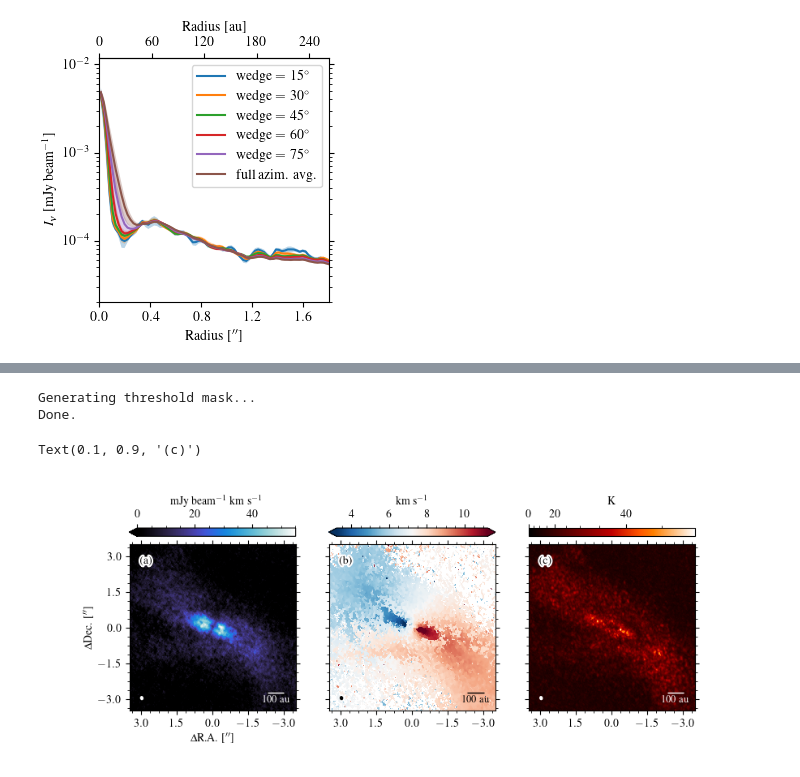
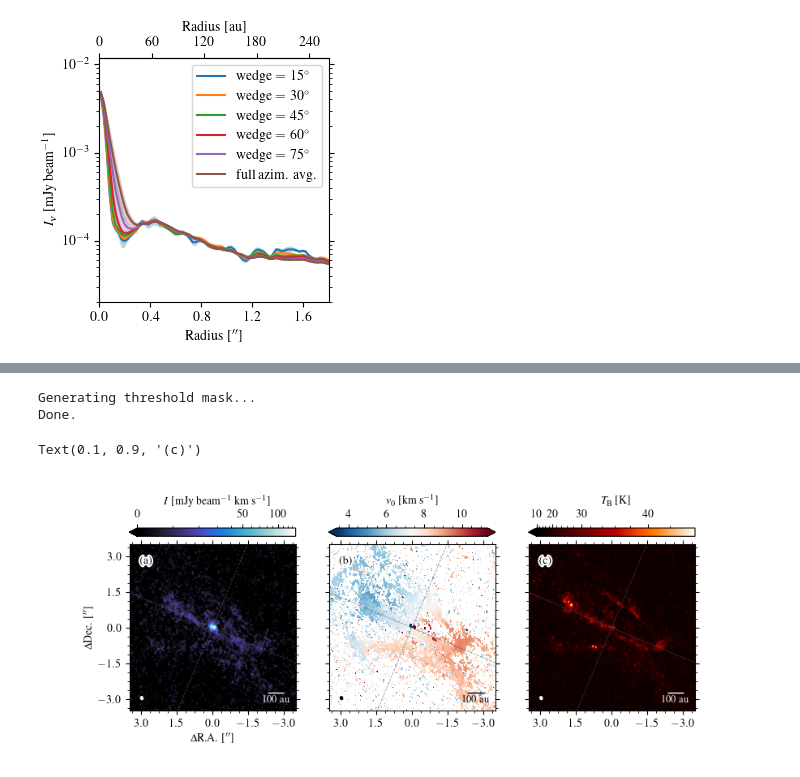
Before and after one commit to yyamato-as/edisk-L1489IRS, a Jupyter notebook: figure_for_paper.ipynb, the cells around one changed output, grey strips where cells are left out. Drawn from its saved outputs; the diff is of its cells as text; code cells hidden in the pictures.

```diff
--- a/figure_for_paper.ipynb
+++ b/figure_for_paper.ipynb
@@ -600,34 +741,26 @@ fig.savefig(au.figurepath + "13CO_maps.pdf", bbox_inches="tight", pad_inches=0.0
 # %%
-### moment maps of C18O
-line = "C18O"
-imagename = au.customimagepath + au.get_image_basename(
-    source=source, baseline=config, line=line, robust=robust[line], dv=dv
-)
-fig, axes = plt.subplots(
-    1, 3, figsize=(9, 3.5), sharex=True, sharey=True
-)  # , constrained_layout=True)
+### moment maps of SO
+line = "SO"
+robust = 1.0
+imagename = au.customimagepath + au.get_image_basename(source=source, baseline=config, line=line, robust=robust, dv=dv)
+fig, axes = plt.subplots(1, 3, figsize=(9,3.5), sharex=True, sharey=True)#, constrained_layout=True)
 rmax = 3.5
-scale = 100  # in au
+scale = 100 # in au
 
 # moment0
 ax = axes[0]
-mom0name = au.VADPpath + au.get_image_basename(
-    source=source, baseline=config, line=line, robust=robust[line], dv=dv
-).replace(".fits", "_M0.fits")
-mom0map = Map(
-    mom0name, ax=ax, center_coord=center_coord, xlim=(-rmax, rmax), ylim=(-rmax, rmax)
-)
-mom0map.plot_colormap(cmap=eplot.cmap["M0"], vmin=0.0)
-mom0map.add_colorbar(
-    position="top", label="mJy beam$^{-1}$ km s$^{-1}$", rotation=0, labelpad=5
-)
+mom0name = au.VADPpath + au.get_image_basename(source=source, baseline=config, line=line, robust=robust, dv=dv).replace(".fits", "_M0.fits")
+mom0map = Map(mom0name, ax=ax, center_coord=center_coord, xlim=(-rmax, rmax), ylim=(-rmax, rmax))
+mom0map.plot_colormap(cmap=eplot.cmap["M0"], vmin=0.0, stretch=AsinhStretch())
+mom0map.add_colorbar(position="top", label="$I$ [mJy beam$^{-1}$ km s$^{-1}$]", rotation=0, labelpad=5)
 mom0map.add_beam()
-mom0map.add_scalebar(scale=scale / distance, text=str(scale) + " au")
+mom0map.add_scalebar(scale=scale/distance, text=str(scale)+" au")
 mom0map.colorbar.ax.minorticks_on()
 mom0map.set_ticker(majornticks=5, minor=True, minornticks=4)
-mom0map.set_labels(
-    xlabel="$\Delta$R.A. [$^{\prime\prime}$]", ylabel="$\Delta$Dec. [$^{\prime\prime}$]"
-)
+mom0map.set_labels(xlabel="$\Delta$R.A. [$^{\prime\prime}$]", ylabel="$\Delta$Dec. [$^{\prime\prime}$]")
+x, y = mom0map.get_disk_coord(PA=PA, incl=incl, frame="cartesian")
+mom0map.overlay_contour(y, x=mom0map.x, y=mom0map.y, levels=[0.0], linewidth=0.6, linestyle="dashed", color="grey", alpha=0.5)
+mom0map.overlay_contour(x, x=mom0map.x, y=mom0map.y, levels=[0.0], linewidth=0.6, linestyle="dashed", color="grey", alpha=0.5)
 mom0map.ax.annotate(
     text="(a)",
     xy=(0.1, 0.9),
@@ -648,64 +781,51 @@ cube.estimate_rms(edgenchan=3)
 cube.get_threshold_mask(threshold=4)
 mask = np.sum(cube.threshold_mask, axis=0) > 0
 print("Done.")
-v0name = au.VADPpath + au.get_image_basename(
-    source=source, baseline=config, line=line, robust=robust[line], dv=dv
-).replace(".fits", "_v0.fits")
-v0map = Map(
-    v0name,
-    ax=ax,
-    center_coord=center_coord,
-    xlim=(-rmax, rmax),
-    ylim=(-rmax, rmax),
-    data_scaling_factor=1e-3,
-    invert_xaxis=False,
-)
-v0map.mask(vmin=vsys - 2, vmax=vsys + 2, user_mask=mask, combine="or")
-v0map.plot_colormap(cmap=eplot.cmap["M1"], vmin=vsys - vrange, vmax=vsys + vrange)
-v0map.add_colorbar(position="top", label="km s$^{-1}$", rotation=0, labelpad=5)
+v0name = au.VADPpath + au.get_image_basename(source=source, baseline=config, line=line, robust=robust, dv=dv).replace(".fits", "_v0.fits")
+v0map = Map(v0name, ax=ax, center_coord=center_coord, xlim=(-rmax, rmax), ylim=(-rmax, rmax), data_scaling_factor=1e-3, invert_xaxis=False)
+v0map.mask(vmin=vsys-2, vmax=vsys+2, user_mask=mask, combine="or")
+v0map.plot_colormap(cmap=eplot.cmap["M1"], vmin=vsys-vrange, vmax=vsys+vrange)
+v0map.add_colorbar(position="top", label="$v_0$ [km s$^{-1}$]", rotation=0, labelpad=5)
 v0map.add_beam(color="black")
-v0map.add_scalebar(scale=scale / distance, text=str(scale) + " au", color="black")
+v0map.add_scalebar(scale=scale/distance, text=str(scale)+" au", color="black")
 v0map.colorbar.ax.minorticks_on()
+x, y = v0map.get_disk_coord(PA=PA, incl=incl, frame="cartesian")
+v0map.overlay_contour(y, x=mom0map.x, y=mom0map.y, levels=[0.0], linewidth=0.6, linestyle="dashed", color="0.2", alpha=0.5)
+v0map.overlay_contour(x, x=mom0map.x, y=mom0map.y, levels=[0.0], linewidth=0.6, linestyle="dashed", color="0.2", alpha=0.5)
 v0map.ax.annotate(
     text="(b)",
     xy=(0.1, 0.9),
     xycoords="axes fraction",
     color="black",
     ha="center",
     va="center",
     path_effects=[pe.Stroke(linewidth=3, foreground="white"), pe.Normal()],
 )
 
 # M8map
 ax = axes[2]
-mom8name = au.VADPpath + au.get_image_basename(
-    source=source, baseline=config, line=line, robust=robust[line], dv=dv
-).replace(".fits", "_Fnu.fits")
-peakmap = Map(
-    mom8name,
-    ax=ax,
-    center_coord=center_coord,
-    xlim=(-rmax, rmax),
-    ylim=(-rmax, rmax),
-    invert_xaxis=False,
-)
+mom8name = au.VADPpath + au.get_image_basename(source=source, baseline=config, line=line, robust=robust, dv=dv).replace(".fits", "_Fnu.fits")
+peakmap = Map(mom8name, ax=ax, center_coord=center_coord, xlim=(-rmax, rmax), ylim=(-rmax, rmax), invert_xaxis=False)
 peakmap.convert_unit()
-peakmap.plot_colormap(cmap=eplot.cmap["M8"], vmin=0.0, stretch=SinhStretch())
-peakmap.add_colorbar(position="top", label="K", rotation=0, labelpad=5)
+peakmap.plot_colormap(cmap=eplot.cmap["M8"], vmin=10.0, stretch=SinhStretch())
+peakmap.add_colorbar(position="top", label="$T_\mathrm{B}$ [K]", rotation=0, labelpad=5)
 peakmap.add_beam()
-peakmap.add_scalebar(scale=scale / distance, text=str(scale) + " au")
+peakmap.add_scalebar(scale=scale/distance, text=str(scale)+" au")
 peakmap.colorbar.ax.minorticks_on()
+x, y = mom0map.get_disk_coord(PA=PA, incl=incl, frame="cartesian")
+peakmap.overlay_contour(y, x=mom0map.x, y=mom0map.y, levels=[0.0], linewidth=0.5, linestyle="dashed", color="grey", alpha=0.5)
+peakmap.overlay_contour(x, x=mom0map.x, y=mom0map.y, levels=[0.0], linewidth=0.5, linestyle="dashed", color="grey", alpha=0.5)
 peakmap.ax.annotate(
     text="(c)",
     xy=(0.1, 0.9),
     xycoords="axes fraction",
     color="black",
     ha="center",
     va="center",
     path_effects=[pe.Stroke(linewidth=3, foreground="white"), pe.Normal()],
 )
 # %% [output]
 Generating threshold mask...
 Done.
 Text(0.1, 0.9, '(c)')
-[figure, old version]
+[figure, new version]
```
Also changed, not shown: parts of 20 cells of this notebook, 48 other files.
